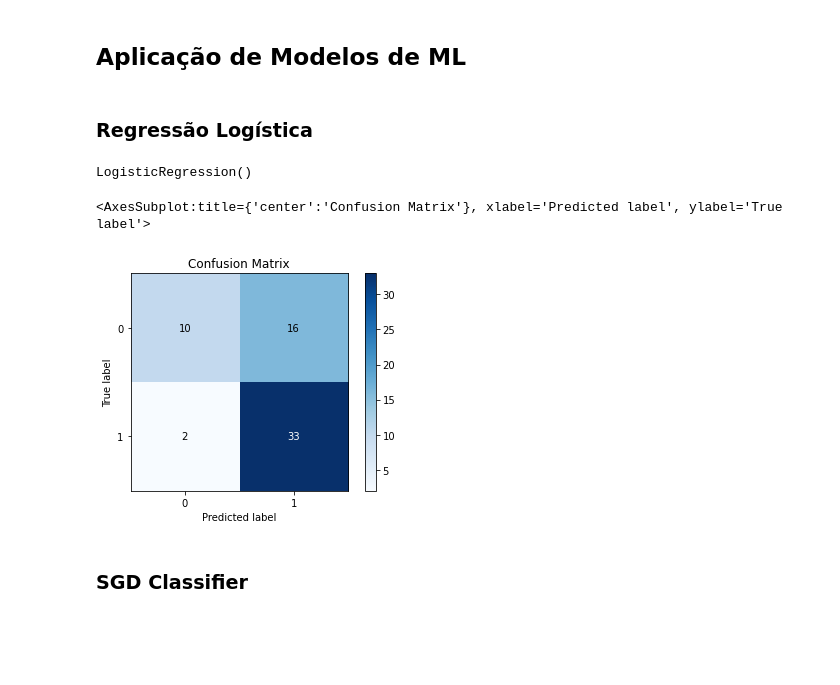
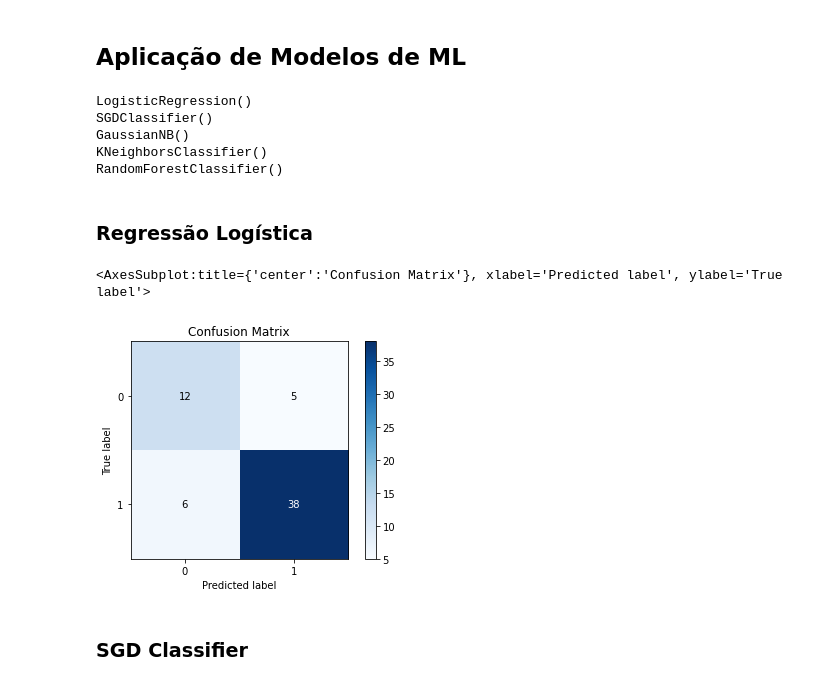
Before and after one commit to pedroernesto00/CK0223---Mineracao-de-Dados, a Jupyter notebook: Trabalho 2/Classificação - Ataque Cardíaco.ipynb, the cells around one changed output. Cells and saved outputs as stored; diff of their text form; code cells hidden in the pictures; blank space fills up the shorter version.

```diff
--- a/Trabalho 2/Classificação - Ataque Cardíaco.ipynb
+++ b/Trabalho 2/Classificação - Ataque Cardíaco.ipynb
@@ -48,2 +48,12 @@ X_test = norm.transform(X_test)
+# %%
+def best_estimator(cls, params, cv=10):
+    pipe = Pipeline(steps=[('scale', StandardScaler()), ('cls', cls)])
+    gs = GridSearchCV(estimator=pipe,
+                  param_grid=params,
+                  cv=cv,
+                  n_jobs=-1)
+
+    gs.fit(X_train, y_train)
+    return gs
 # %% [markdown]
 ## Aplicação de Modelos de ML
@@ -50,7 +95,18 @@ X_test = norm.transform(X_test)
+# %%
+models = [(LogisticRegression(), lr_param), (SGDClassifier(), sgd_param), (GaussianNB(), gnb_param), (KNeighborsClassifier(), knn_param), (RandomForestClassifier(), rf_param)]
+# %%
+models_gs = []
+
+for model in models:
+    print(model[0])
+    pipe = model[0]
+    params = model[1]
+    models_gs.append(best_estimator(pipe, params))
+# %% [output]
+LogisticRegression()
+SGDClassifier()
+GaussianNB()
+KNeighborsClassifier()
+RandomForestClassifier()
 # %% [markdown]
 ### Regressão Logística
-# %%
-model_rl = LogisticRegression()
-model_rl.fit(X_train, y_train)
-# %% [output]
-LogisticRegression()
@@ -59,7 +113,11 @@ y_pred = model_rl.predict(X_test)
-# %%
-skplt.metrics.plot_confusion_matrix(y_test, y_pred)
-# %% [output]
-<AxesSubplot:title={'center':'Confusion Matrix'}, xlabel='Predicted label', ylabel='True label'>
-[figure, removed]
+# %%
+lr = models_gs[0]
+lr.best_estimator_.fit(X_train, y_train)
+y_pred = lr.best_estimator_.predict(X_test)
+
+skplt.metrics.plot_confusion_matrix(y_test, y_pred)
+# %% [output]
+<AxesSubplot:title={'center':'Confusion Matrix'}, xlabel='Predicted label', ylabel='True label'>
+[figure, added]
 # %% [markdown]
 ### SGD Classifier
```
Also changed, not shown: parts of 24 cells of this notebook.
